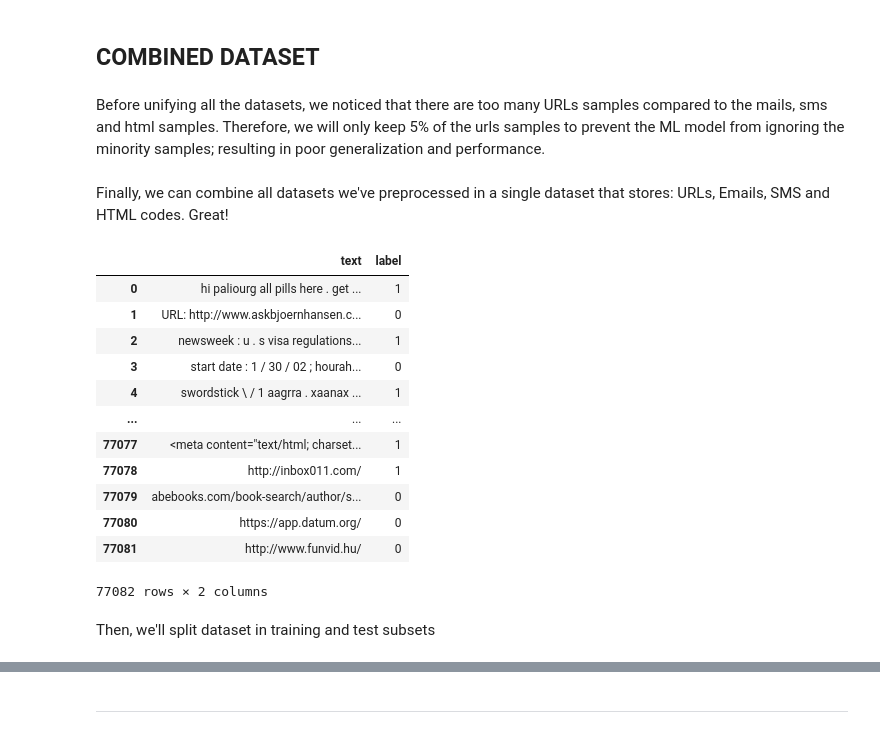
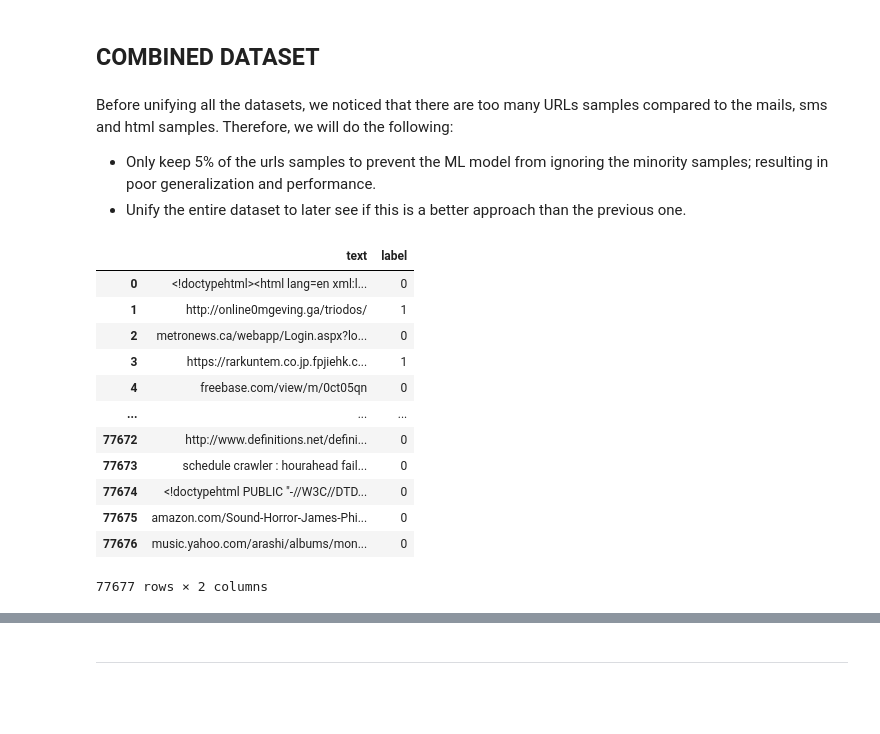
Before and after one commit to EstAlvB/Phishing-Detection-with-BERT, a Jupyter notebook: preprocessing.ipynb, the cells around one changed output, grey strips where cells are left out. Cells and saved outputs as stored; diff of their text form; code cells hidden in the pictures; blank space fills up the shorter version.

```diff
--- a/preprocessing.ipynb
+++ b/preprocessing.ipynb
@@ -221,7 +221,8 @@ sms_minority_size = sms[sms['label'] == 1].shape[0]
 # randomly select a subset of observations from the majority class
 sms_majority_subset = sms[sms['label'] == 0].sample(
     n=sms_minority_size+(sms_minority_size//3),
-    replace=False)
+    replace=False,
+    random_state=42)
 
 # combine the minority and majority subsets to create a new, balanced dataset
 sms = pd.concat([sms_majority_subset, sms[sms['label'] == 1]])
@@ -460,6 +461,8 @@ See the caveats in the documentation: https://pandas.pydata.org/pandas-docs/stab
 # %% [markdown]
 ## **COMBINED DATASET**
 # %% [markdown]
-Before unifying all the datasets, we noticed that there are too many URLs samples compared to the mails, sms and html samples. Therefore, we will only keep 5% of the urls samples to prevent the ML model from ignoring the minority samples; resulting in poor generalization and performance.
+Before unifying all the datasets, we noticed that there are too many URLs samples compared to the mails, sms and html samples. Therefore, we will do the following:
+- Only keep 5% of the urls samples to prevent the ML model from ignoring the minority samples; resulting in poor generalization and performance.
+- Unify the entire dataset to later see if this is a better approach than the previous one.
 # %%
 # splitting the 5% of samples with stratification
@@ -467,22 +470,18 @@ reduced_urls, _ = train_test_split(urls, test_size=0.95, stratify=urls['label'])
-# %% [markdown]
-Finally, we can combine all datasets we've preprocessed in a single dataset that stores: URLs, Emails, SMS and HTML codes. Great!
 # %%
-combined = pd.concat([reduced_urls, emails, sms, webs], axis=0, ignore_index=True)
-combined = combined.sample(frac=1).reset_index(drop=True)
-combined
+combined_reduced = pd.concat([reduced_urls, emails, sms, webs], axis=0, ignore_index=True)
+combined_reduced = combined_reduced.sample(frac=1, random_state=42).reset_index(drop=True)
+combined_reduced
 # %% [output]
 |  | text | label |
-| 0 | hi paliourg all pills here . get ... | 1 |
-| 1 | URL: http://www.askbjoernhansen.c... | 0 |
-| 2 | newsweek : u . s visa regulations... | 1 |
-| 3 | start date : 1 / 30 / 02 ; hourah... | 0 |
-| 4 | swordstick \ / 1 aagrra . xaanax ... | 1 |
+| 0 | <!doctypehtml><html lang=en xml:l... | 0 |
+| 1 | http://online0mgeving.ga/triodos/ | 1 |
+| 2 | metronews.ca/webapp/Login.aspx?lo... | 0 |
+| 3 | https://rarkuntem.co.jp.fpjiehk.c... | 1 |
+| 4 | freebase.com/view/m/0ct05qn | 0 |
 | ... | ... | ... |
-| 77077 | <meta content="text/html; charset... | 1 |
-| 77078 | http://inbox011.com/ | 1 |
-| 77079 | abebooks.com/book-search/author/s... | 0 |
-| 77080 | https://app.datum.org/ | 0 |
-| 77081 | http://www.funvid.hu/ | 0 |
+| 77672 | http://www.definitions.net/defini... | 0 |
+| 77673 | schedule crawler : hourahead fail... | 0 |
+| 77674 | <!doctypehtml PUBLIC "-//W3C//DTD... | 0 |
+| 77675 | amazon.com/Sound-Horror-James-Phi... | 0 |
+| 77676 | music.yahoo.com/arashi/albums/mon... | 0 |
-77082 rows × 2 columns
+77677 rows × 2 columns
-# %% [markdown]
-Then, we'll split dataset in training and test subsets
```
Also changed, not shown: parts of 11 cells of this notebook, 1 other file.
